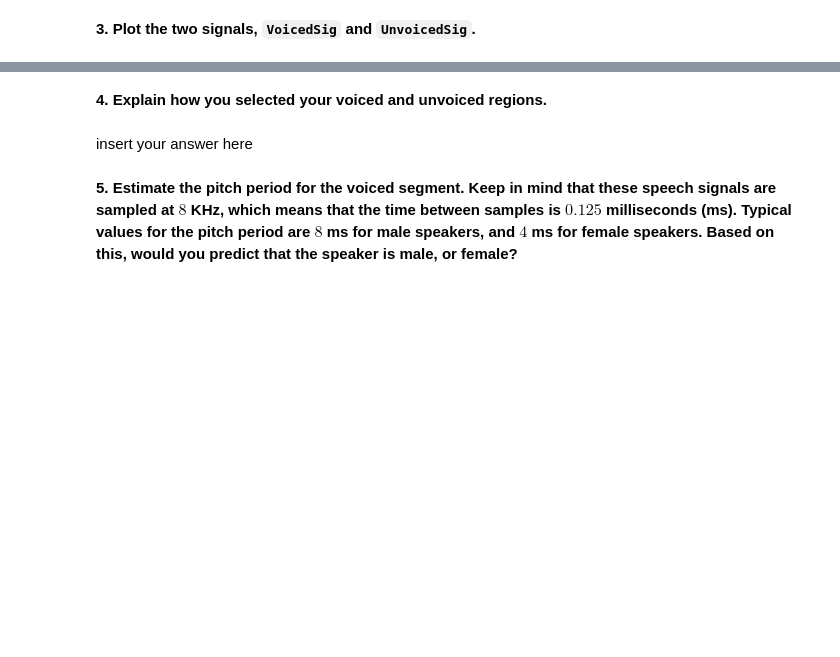
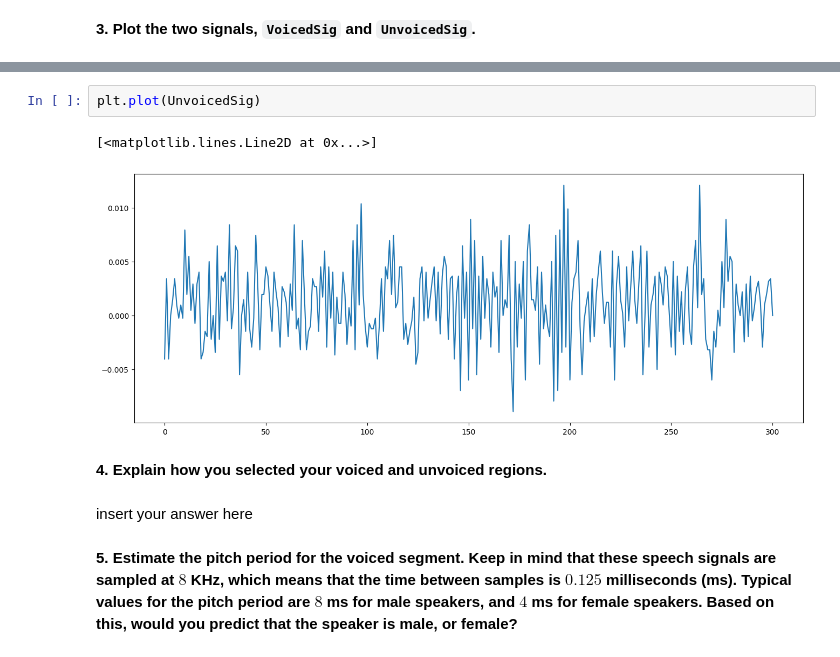
Before and after one commit to cdavin2/dsp_lab09a, a Jupyter notebook: lab09a_final_report.ipynb, the cells around one changed output, grey strips where cells are left out. Cells and saved outputs as stored; diff of their text form; blank space fills up the shorter version.

```diff
--- a/lab09a_final_report.ipynb
+++ b/lab09a_final_report.ipynb
@@ -71,3 +85,8 @@ plt.rcParams['figure.figsize'] = (16, 6)
+# %%
+plt.plot(UnvoicedSig)
+# %% [output]
+[<matplotlib.lines.Line2D at 0x...>]
+[figure, added]
 # %% [markdown]
 **4. Explain how you selected your voiced and unvoiced regions.**
 # %% [markdown]
```
Also changed, not shown: parts of 42 cells of this notebook.
